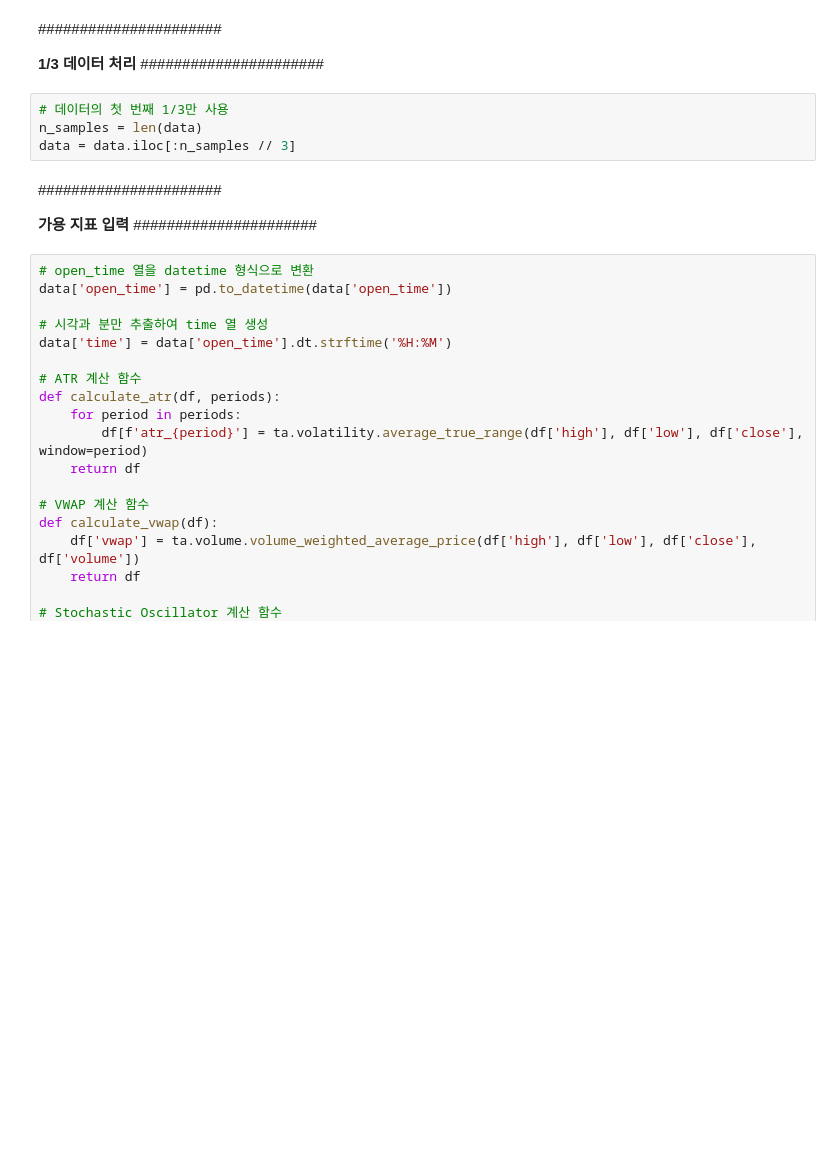
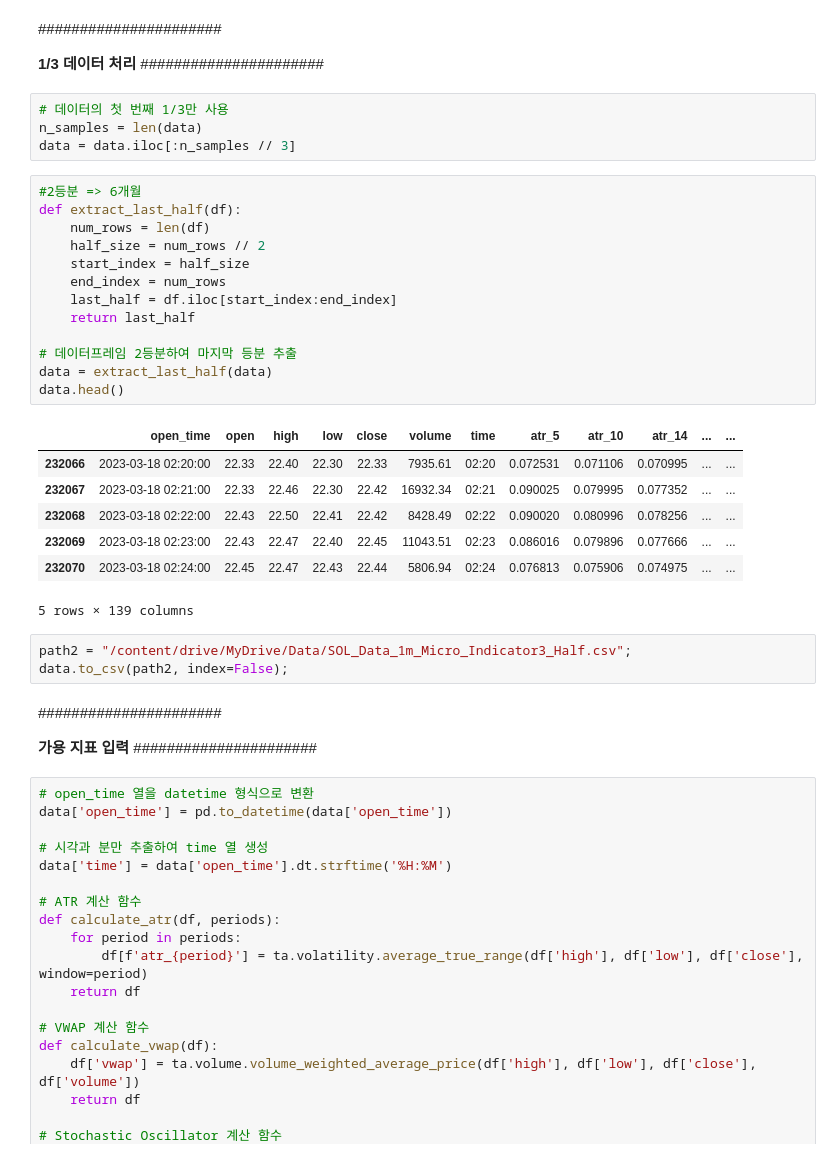
Before and after one commit to krkr5628/Crypto_Analysis_Colab, a Jupyter notebook: Data_Feature_multi_small.ipynb, the cells around one changed output. Drawn from its saved outputs; the diff is of its cells as text; blank space fills up the shorter version.

```diff
--- a/Data_Feature_multi_small.ipynb
+++ b/Data_Feature_multi_small.ipynb
@@ -672,6 +687,30 @@ data.head()
 # 데이터의 첫 번째 1/3만 사용
 n_samples = len(data)
 data = data.iloc[:n_samples // 3]
+# %%
+#2등분 => 6개월
+def extract_last_half(df):
+    num_rows = len(df)
+    half_size = num_rows // 2
+    start_index = half_size
+    end_index = num_rows
+    last_half = df.iloc[start_index:end_index]
+    return last_half
+
+# 데이터프레임 2등분하여 마지막 등분 추출
+data = extract_last_half(data)
+data.head()
+# %% [output]
+|  | open_time | open | high | low | close | volume | time | atr_5 | atr_10 | atr_14 | ... | ... |
+| 232066 | 2023-03-18 02:20:00 | 22.33 | 22.40 | 22.30 | 22.33 | 7935.61 | 02:20 | 0.072531 | 0.071106 | 0.070995 | ... | ... |
+| 232067 | 2023-03-18 02:21:00 | 22.33 | 22.46 | 22.30 | 22.42 | 16932.34 | 02:21 | 0.090025 | 0.079995 | 0.077352 | ... | ... |
+| 232068 | 2023-03-18 02:22:00 | 22.43 | 22.50 | 22.41 | 22.42 | 8428.49 | 02:22 | 0.090020 | 0.080996 | 0.078256 | ... | ... |
+| 232069 | 2023-03-18 02:23:00 | 22.43 | 22.47 | 22.40 | 22.45 | 11043.51 | 02:23 | 0.086016 | 0.079896 | 0.077666 | ... | ... |
+| 232070 | 2023-03-18 02:24:00 | 22.45 | 22.47 | 22.43 | 22.44 | 5806.94 | 02:24 | 0.076813 | 0.075906 | 0.074975 | ... | ... |
+5 rows × 139 columns
+# %%
+path2 = "/content/drive/MyDrive/Data/SOL_Data_1m_Micro_Indicator3_Half.csv";
+data.to_csv(path2, index=False);
 # %% [markdown]
 ######################
 
```
Also changed, not shown: parts of 3 cells of this notebook.
